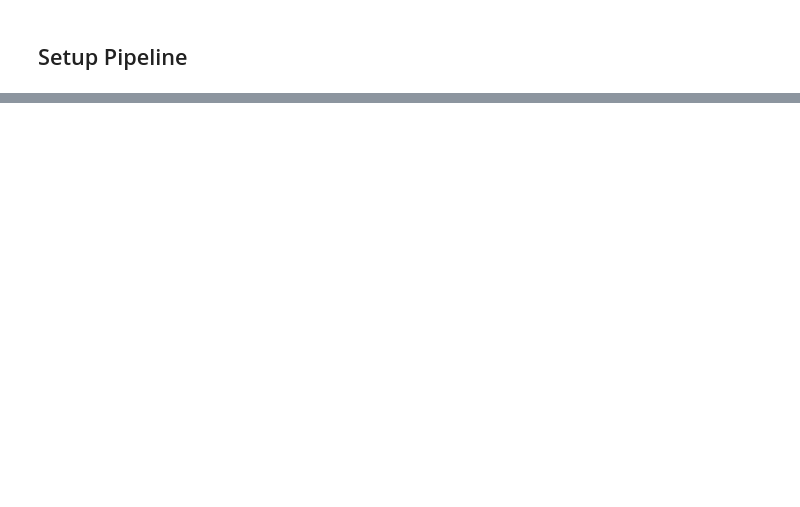
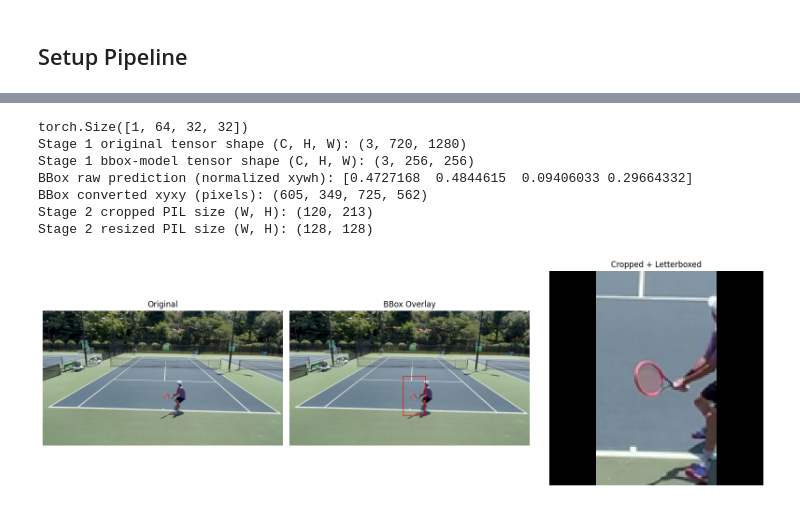
Before and after one commit to hanyiliu/tennis-pose-detection, a Jupyter notebook: notebooks/inference/inference.ipynb, the cells around one changed output, grey strips where cells are left out. Drawn from its saved outputs; the diff is of its cells as text; code cells hidden in the pictures; blank space fills up the shorter version.

```diff
--- a/notebooks/inference/inference.ipynb
+++ b/notebooks/inference/inference.ipynb
@@ -48,0 +282,43 @@ Since we're loading these weights into each model, we use state dictionaries to
+# %%
+to_tensor = transforms.ToTensor()
+
+with torch.no_grad():
+    image_tensor = to_tensor(pil_image).to(device)
+    bbox_input_tensor = bbox_transform(pil_image).to(device)
+    bbox_pred = bbox_model(bbox_input_tensor.unsqueeze(0)).squeeze(0)
+
+bbox_xyxy = to_xyxy_pixels(bbox_pred, img_w, img_h)
+cropped_pil = crop_pil(pil_image, bbox_xyxy)
+resized_pil = letterbox_resize(cropped_pil.copy(), size=keypoint_image_size)
+
+print("Stage 1 original tensor shape (C, H, W):", tuple(image_tensor.shape))
+print("Stage 1 bbox-model tensor shape (C, H, W):", tuple(bbox_input_tensor.shape))
+print("BBox raw prediction (normalized xywh):", bbox_pred.detach().cpu().numpy())
+print("BBox converted xyxy (pixels):", bbox_xyxy)
+print("Stage 2 cropped PIL size (W, H):", cropped_pil.size)
+print("Stage 2 resized PIL size (W, H):", resized_pil.size)
+
+fig, axes = plt.subplots(1, 3, figsize=(16, 5))
+axes[0].imshow(pil_image)
+axes[0].set_title("Original")
+axes[0].axis("off")
+
+axes[1].imshow(draw_bbox(pil_image, bbox_xyxy))
+axes[1].set_title("BBox Overlay")
+axes[1].axis("off")
+
+axes[2].imshow(resized_pil)
+axes[2].set_title("Cropped + Letterboxed")
+axes[2].axis("off")
+
+plt.tight_layout()
+plt.show()
+# %% [output]
+torch.Size([1, 64, 32, 32])
+Stage 1 original tensor shape (C, H, W): (3, 720, 1280)
+Stage 1 bbox-model tensor shape (C, H, W): (3, 256, 256)
+BBox raw prediction (normalized xywh): [0.4727168  0.4844615  0.09406033 0.29664332]
+BBox converted xyxy (pixels): (605, 349, 725, 562)
+Stage 2 cropped PIL size (W, H): (120, 213)
+Stage 2 resized PIL size (W, H): (128, 128)
+[figure, added]
```
Also changed, not shown: parts of 13 cells of this notebook, 1 other file.
